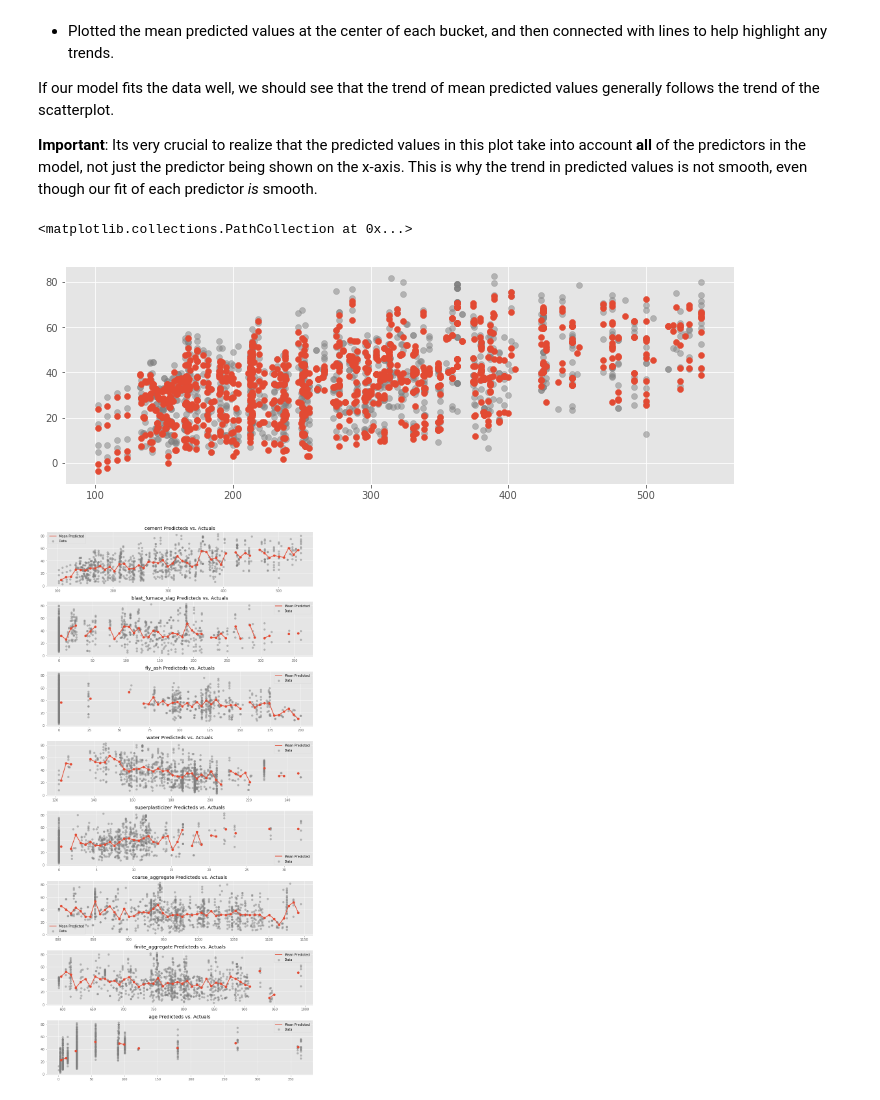
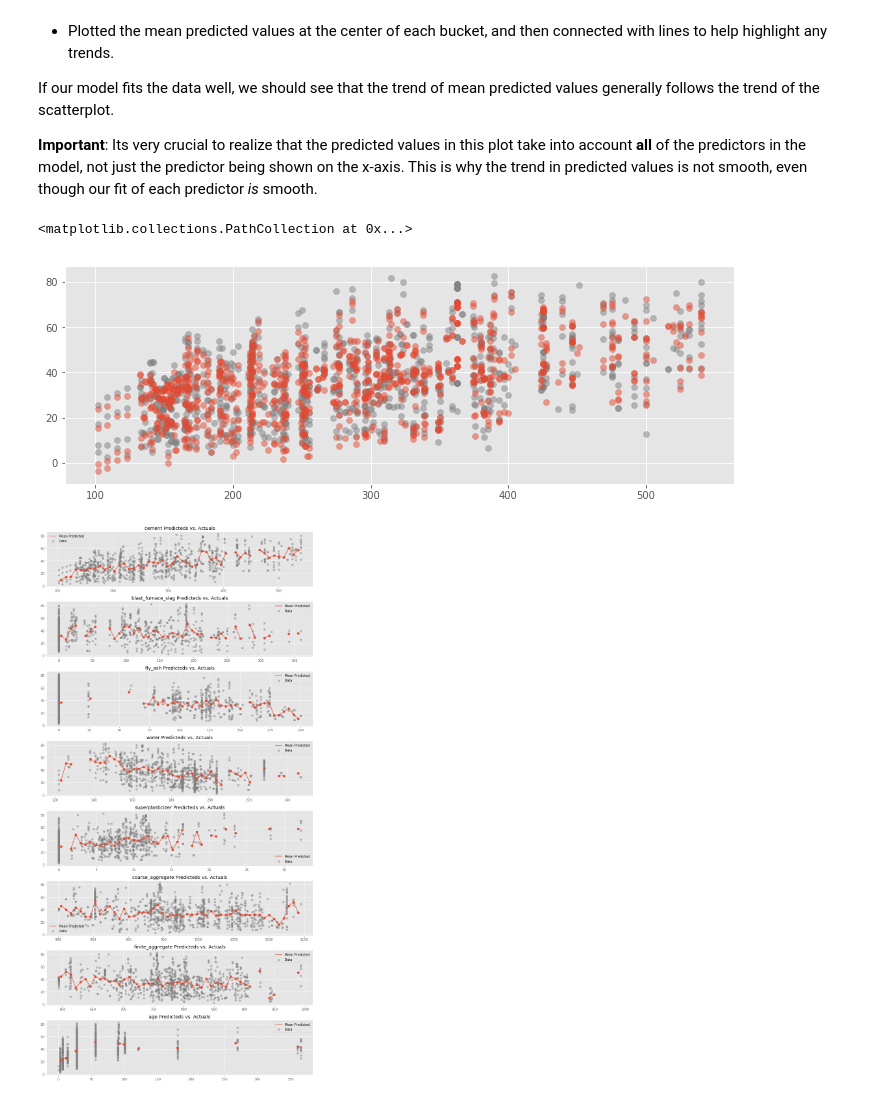
Before and after one commit to wmarshall484/DSI_LECTURES_2, a Jupyter notebook: linear-regression/matt_drury/linear-regression-predictive-case-study.ipynb, the cells around one changed output. Drawn from its saved outputs; the diff is of its cells as text; code cells hidden in the pictures.

Commit message:
Some clean ups to Matt's predictive linear regression case study.

```diff
--- a/linear-regression/matt_drury/linear-regression-predictive-case-study.ipynb
+++ b/linear-regression/matt_drury/linear-regression-predictive-case-study.ipynb
@@ -608,11 +623,11 @@ If our model fits the data well, we should see that the trend of mean predicted
 # %%
 fig, ax = plt.subplots(figsize=(12, 4))
 
 ax.scatter(concrete['cement'], concrete['compressive_strength'], color="grey", alpha=0.5)
-ax.scatter(concrete['cement'], model.predict(features.values), )
+ax.scatter(concrete['cement'], model.predict(features.values), alpha=0.5)
 # %% [output]
 <matplotlib.collections.PathCollection at 0x...>
-[figure, old version]
+[figure, new version]
 # %%
 def plot_many_predicteds_vs_actuals(var_names, y_hat, n_bins=50):
     fig, axs = plt.subplots(len(var_names), figsize=(12, 3*len(var_names)))
```
Also changed, not shown: parts of 14 cells of this notebook.
